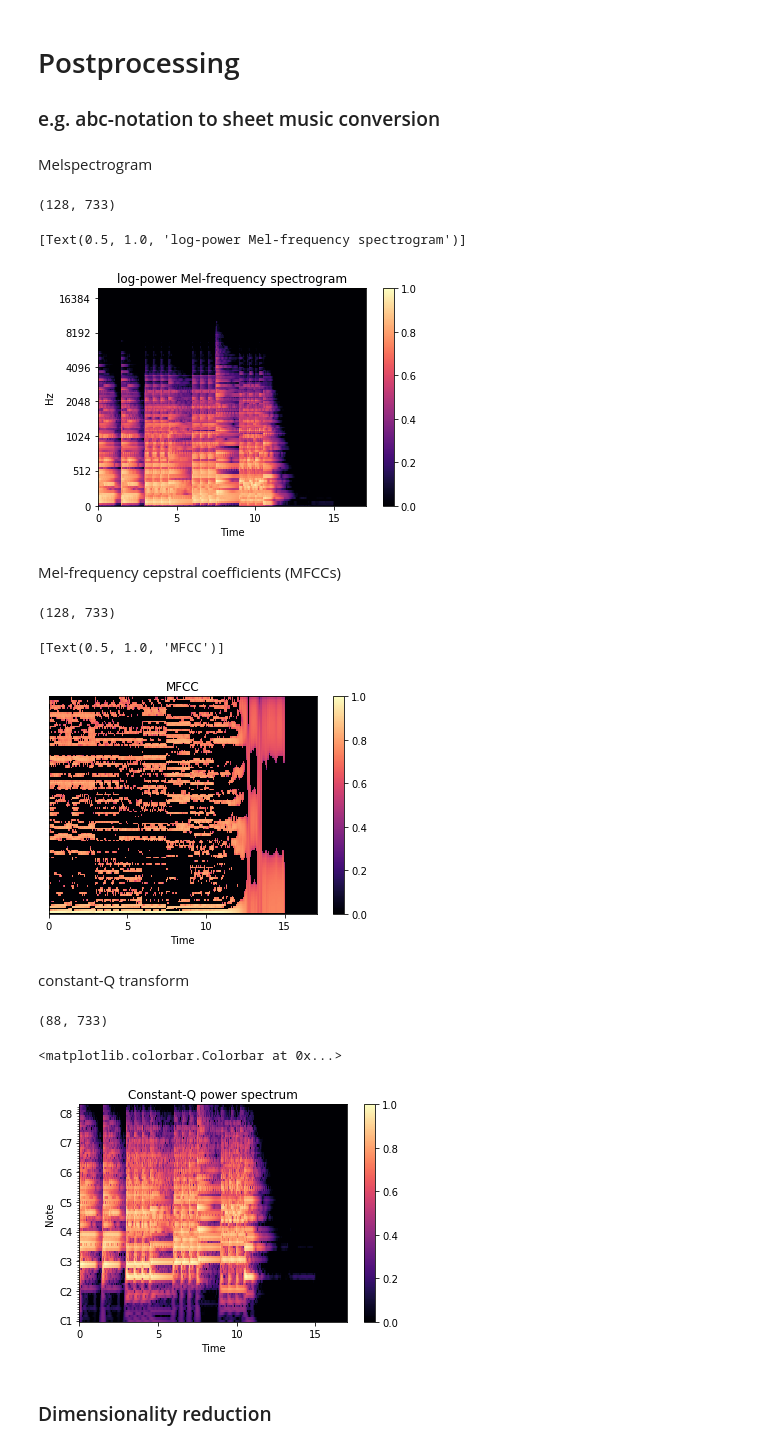
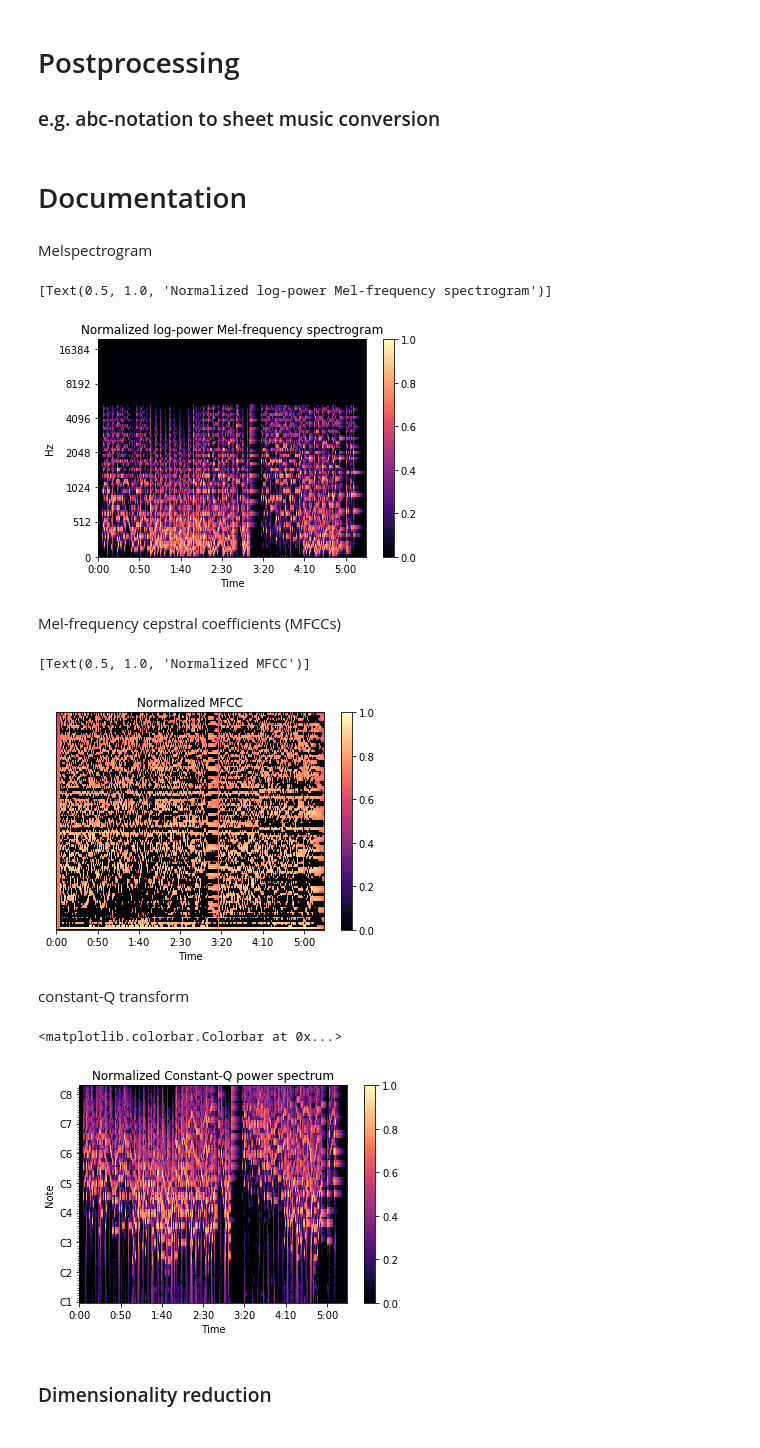
Before and after one commit to asahicantu/DAT5502021, a Jupyter notebook: dat550-2021-final-project.ipynb, the cells around one changed output. Cells and saved outputs as stored; diff of their text form; code cells hidden in the pictures.

Commit message:
Notebook cleanup and plotting

```diff
--- a/dat550-2021-final-project.ipynb
+++ b/dat550-2021-final-project.ipynb
@@ -143,0 +119,14 @@ MIDI_SOUND_FONT = 'C:\\MIDI\\SoundFonts\\MuseScore_General.sf2'
+# %%
+import os
+import numpy as np
+
+MIDI_SOUND_FONT = 'Soundfont/198_Yamaha_SY1_piano.sf2'
+
+# This path should point to the used midi dataset
+data_source_path = r"D:\Dev\datasets\midi\anime"
+
+# This path has to be an existing folder on the disk, otherwise the files will not be created in the following
+out_wav_path = r"D:\Dev\datasets\midi\out"
+
+# Sample rate in Hz, common CD quality is 44100
+SAMPLE_RATE = 11025
@@ -146,11 +137,7 @@ import MidiUtils
 import importlib
 import glob
 importlib.reload(MidiUtils)
-mid = MidiUtils.load_midi(midi_file_path)
-vec = MidiUtils.split_midi(mid)
-#MidiUtils.pretty_print_vector(vec)
-data_source_path = r"D:\Dev\data\archive\data\anime"
-out_wav_path = r"D:\Dev\data\archive\out"
+
 mid_files_dict = MidiUtils.get_midi_files(data_source_path,verbose=False)
 wave_files_dict = dict()
 for file in mid_files_dict.keys():
@@ -158,4 +145,4 @@ for file in mid_files_dict.keys():
     out_file = file.replace('.mid','.wav')
     wave_files_dict[out_file] = None
     out_file = os.path.join(out_wav_path,out_file)
-    MidiUtils.midi2wave(in_file,out_file)
+    MidiUtils.midi2wave(in_file,out_file, sample_rate=SAMPLE_RATE)
@@ -209,3 +190,5 @@ array([[0.07972527, 0.0795187 , 0.07899208, ..., 0.        , 0.        ,
 # %% [markdown]
 # Postprocessing
 ### e.g. abc-notation to sheet music conversion
+# %% [markdown]
+# Documentation
@@ -212,52 +198,33 @@ array([[0.07972527, 0.0795187 , 0.07899208, ..., 0.        , 0.        ,
 # %% [markdown]
 Melspectrogram
 # %%
-from feature_extraction import *
-Mel_Spec, sample_rate = wav_to_melspec('example.wav', n_mels=128, max_freq=20000)
-
-# plot just for visualization
-print(Mel_Spec.shape)
 fig, ax = plt.subplots()
-img = librosa.display.specshow(Mel_Spec, x_axis='time', y_axis='mel', sr=sr, fmax=20000, ax=ax)
+img = librosa.display.specshow(wave_files_dict['A Tender Feeling.wav'][0], x_axis='time', y_axis='mel', sr=SAMPLE_RATE, fmax=20000, ax=ax)
 fig.colorbar(img, ax=ax)
-ax.set(title='log-power Mel-frequency spectrogram')
+ax.set(title='Normalized log-power Mel-frequency spectrogram')
 # %% [output]
-(128, 733)
+[Text(0.5, 1.0, 'Normalized log-power Mel-frequency spectrogram')]
-[Text(0.5, 1.0, 'log-power Mel-frequency spectrogram')]
-[figure, old version]
+[figure, new version]
 # %% [markdown]
 Mel-frequency cepstral coefficients (MFCCs)
 # %%
-from feature_extraction import *
-Mfcc, sample_rate = wav_to_mfcc('example.wav', n_mfcc=128, max_freq=20000)
-
-# plot just for visualization
-print(Mfcc.shape)
 fig, ax = plt.subplots()
-img = librosa.display.specshow(Mfcc, x_axis='time', ax=ax)
+img = librosa.display.specshow(wave_files_dict['A Tender Feeling.wav'][1], x_axis='time', sr=SAMPLE_RATE, ax=ax)
 fig.colorbar(img, ax=ax)
-ax.set(title='MFCC')
+ax.set(title='Normalized MFCC')
 # %% [output]
-(128, 733)
+[Text(0.5, 1.0, 'Normalized MFCC')]
-[Text(0.5, 1.0, 'MFCC')]
-[figure, old version]
+[figure, new version]
 # %% [markdown]
 constant-Q transform
 # %%
-from feature_extraction import *
-Cqt, sample_rate = wav_to_cq('example.wav', n_bins=88)
-
-# plot just for visualization
-print(Cqt.shape)
 fig, ax = plt.subplots()
-img = librosa.display.specshow(Cqt, sr=sr, x_axis='time', y_axis='cqt_note', ax=ax)
-
-ax.set_title('Constant-Q power spectrum')
+img = librosa.display.specshow(wave_files_dict['A Tender Feeling.wav'][2], sr=SAMPLE_RATE, x_axis='time', y_axis='cqt_note', ax=ax)
+ax.set_title('Normalized Constant-Q power spectrum')
 fig.colorbar(img, ax=ax)
 # %% [output]
-(88, 733)
+<matplotlib.colorbar.Colorbar at 0x...>
-<matplotlib.colorbar.Colorbar at 0x...>
-[figure, old version]
+[figure, new version]
 # %% [markdown]
 ### Dimensionality reduction
 # %% [markdown]
```
Also changed, not shown: parts of 22 cells of this notebook.
